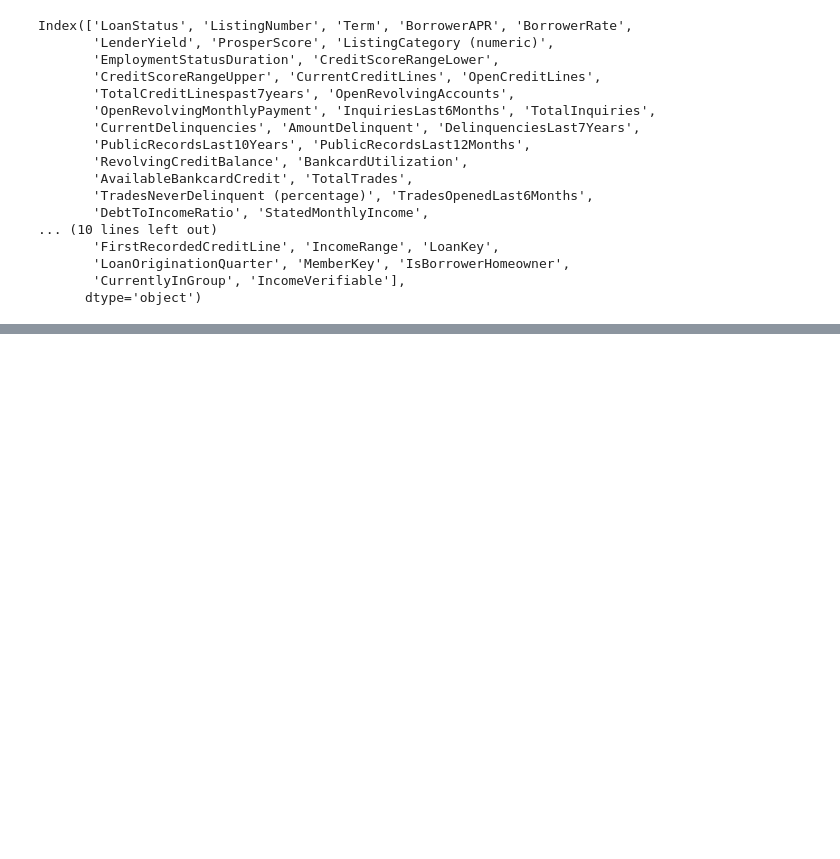
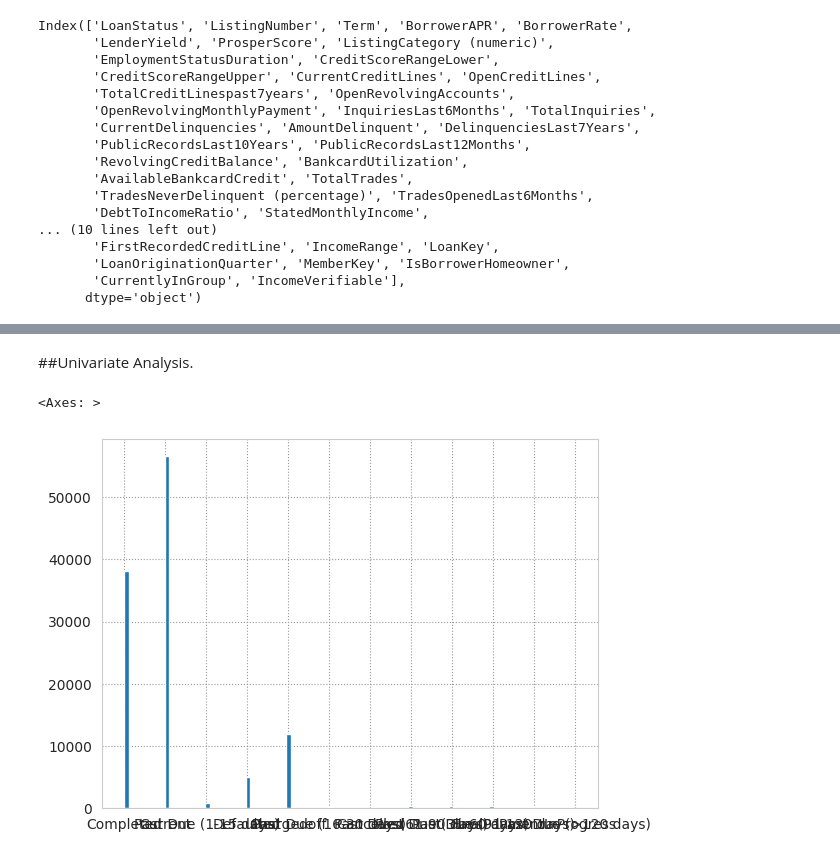
Before and after one commit to Yogesh0903/Predictive-Modelling-Using-Social-Profile-in-Online-P2P-Lending-Platform-Prosper-Loan, a Jupyter notebook: Predictive_Modelling_Using_Social_Profile_in_Online_P2P_Lending_Platform.ipynb, the cells around one changed output, grey strips where cells are left out. Drawn from its saved outputs; the diff is of its cells as text; code cells hidden in the pictures; blank space fills up the shorter version.

```diff
--- a/Predictive_Modelling_Using_Social_Profile_in_Online_P2P_Lending_Platform.ipynb
+++ b/Predictive_Modelling_Using_Social_Profile_in_Online_P2P_Lending_Platform.ipynb
@@ -544,0 +566,11 @@ Index(['LoanStatus', 'ListingNumber', 'Term', 'BorrowerAPR', 'BorrowerRate',
+# %% [markdown]
+##Univariate Analysis.
+# %%
+# Check the univariate relationship of Loan Status
+# sns.set(rc={'figure.figsize':(28.7,5.27)})
+# sns.set_style("whitegrid")
+# sns.countplot(x='LoanStatus',data=df )
+data['LoanStatus'].hist(bins=100)
+# %% [output]
+<Axes: >
+[figure, added]
```
Also changed, not shown: parts of 27 cells of this notebook.
